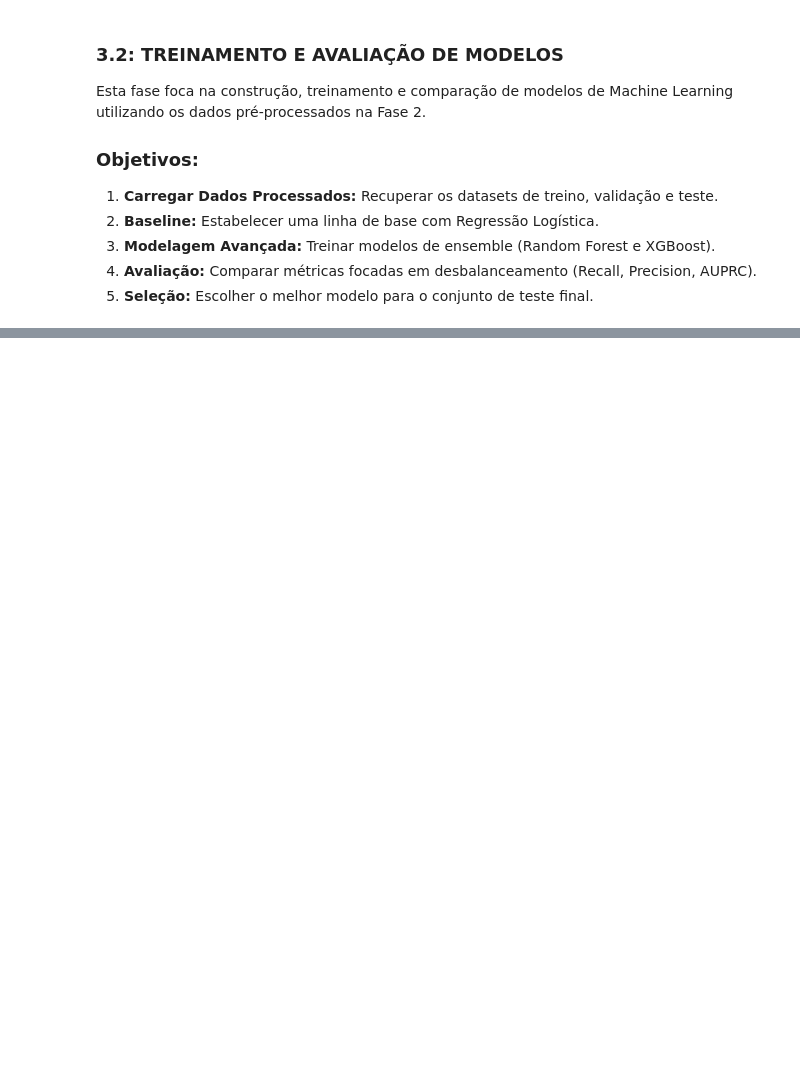
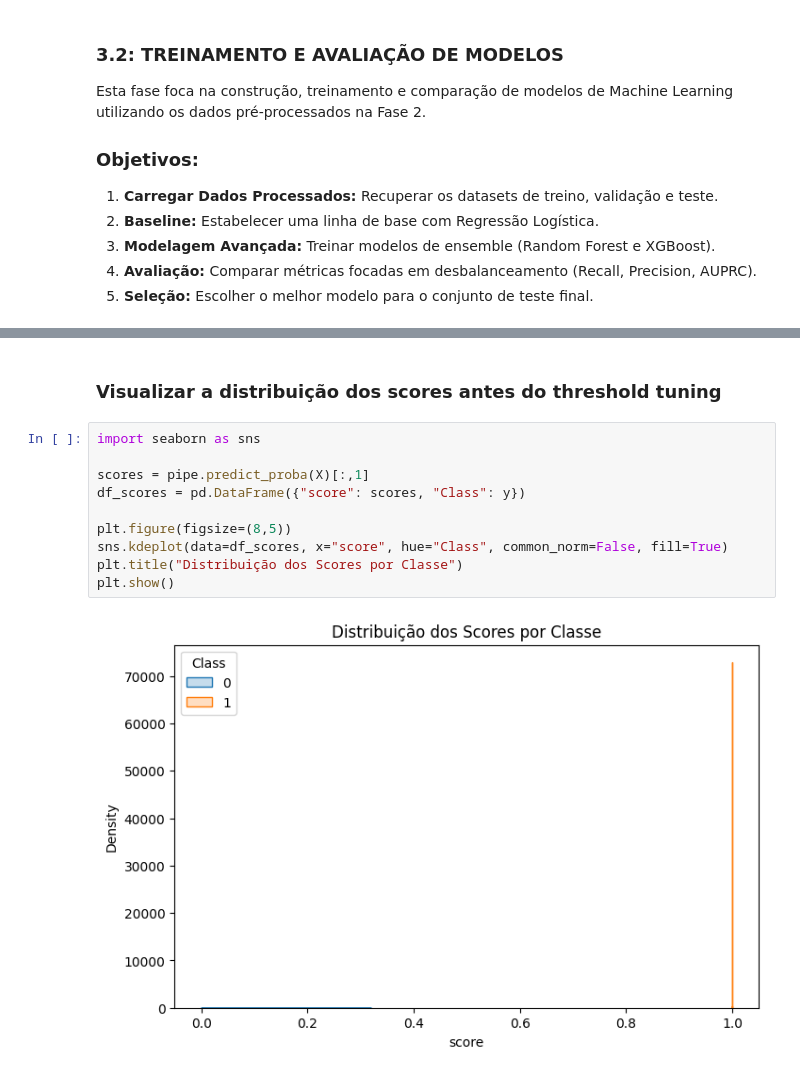
Before and after one commit to DeboraKlein/FraudSense, a Jupyter notebook: 03_model_training2.ipynb, the cells around one changed output, grey strips where cells are left out. Cells and saved outputs as stored; diff of their text form; blank space fills up the shorter version.

```diff
--- a/03_model_training2.ipynb
+++ b/03_model_training2.ipynb
@@ -2092,0 +447,14 @@ Confirmação requerida: NÃO
+# %% [markdown]
+### Visualizar a distribuição dos scores antes do threshold tuning
+# %%
+import seaborn as sns
+
+scores = pipe.predict_proba(X)[:,1]
+df_scores = pd.DataFrame({"score": scores, "Class": y})
+
+plt.figure(figsize=(8,5))
+sns.kdeplot(data=df_scores, x="score", hue="Class", common_norm=False, fill=True)
+plt.title("Distribuição dos Scores por Classe")
+plt.show()
+# %% [output]
+[figure, added]
```
Also changed, not shown: parts of 58 cells of this notebook, 19 other files.
